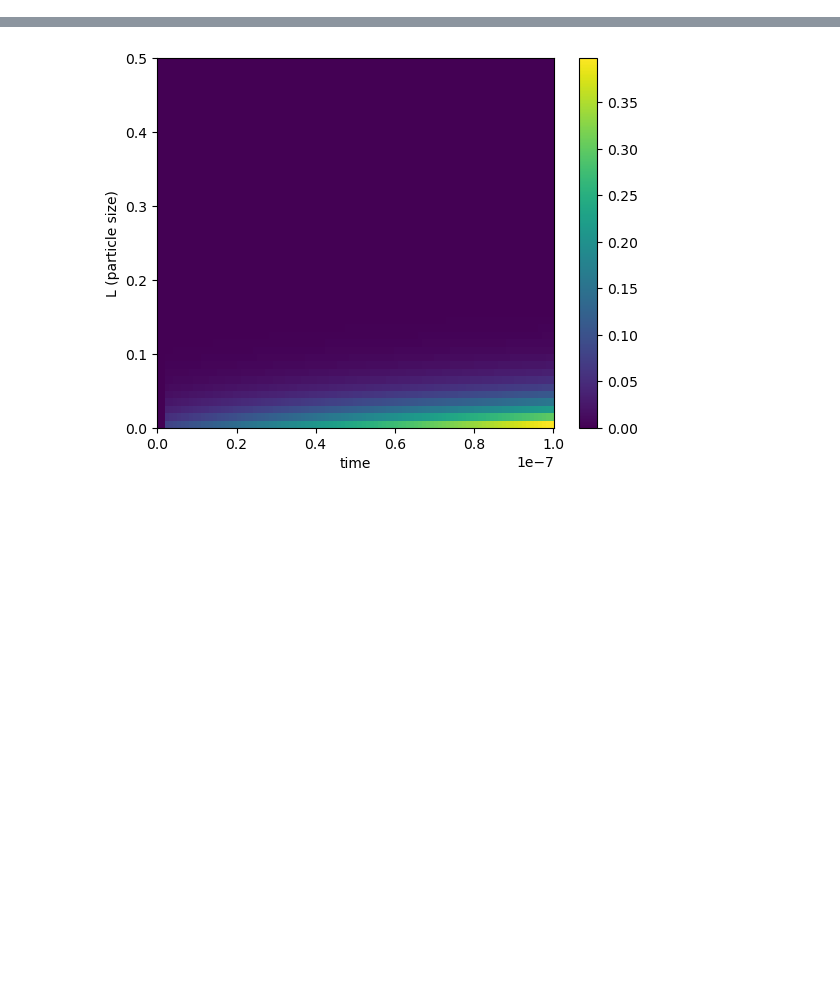
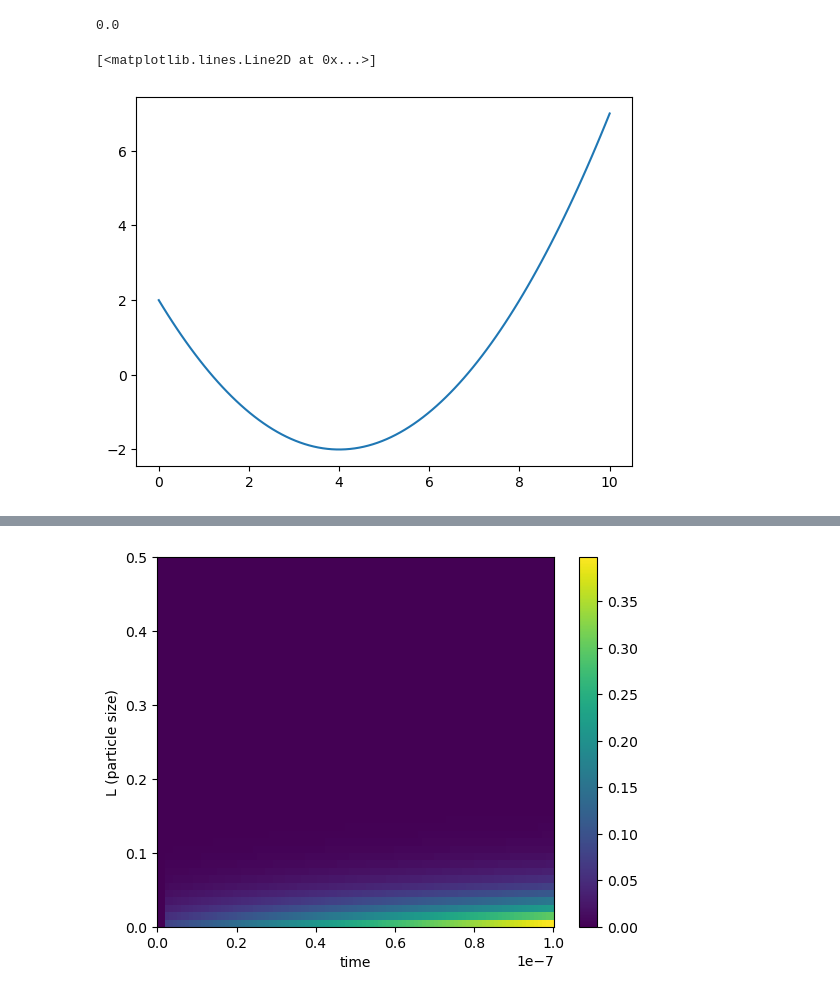
Before and after one commit to lucasattia/crystalPBM, a Jupyter notebook: functions/test_trapezoidal.ipynb, the cells around one changed output, grey strips where cells are left out. Drawn from its saved outputs; the diff is of its cells as text; code cells hidden in the pictures; blank space fills up the shorter version.

```diff
--- a/functions/test_trapezoidal.ipynb
+++ b/functions/test_trapezoidal.ipynb
@@ -18,0 +187,21 @@ def better_imshow(row_vals, col_vals, data, ax=None):
+# %%
+
+np.linalg.norm([0],np.inf)
+
+# print(type(x))
+# print(len(x))
+# print(x)
+# print("##################")
+# print(x[-1])
+# %% [output]
+0.0
+# %%
+x =np.linspace(0,10,100)
+out =3*(x-2)**2 -15
+out = -np.arctan(x**2)*np.cos(x**2)-0.3
+out = ((0.5*x-2)**2) -2
+# plt.xlim([-10,300])
+plt.plot(x,out)
+# %% [output]
+[<matplotlib.lines.Line2D at 0x...>]
+[figure, added]
```
Also changed, not shown: parts of 10 cells of this notebook, 7 other files.
